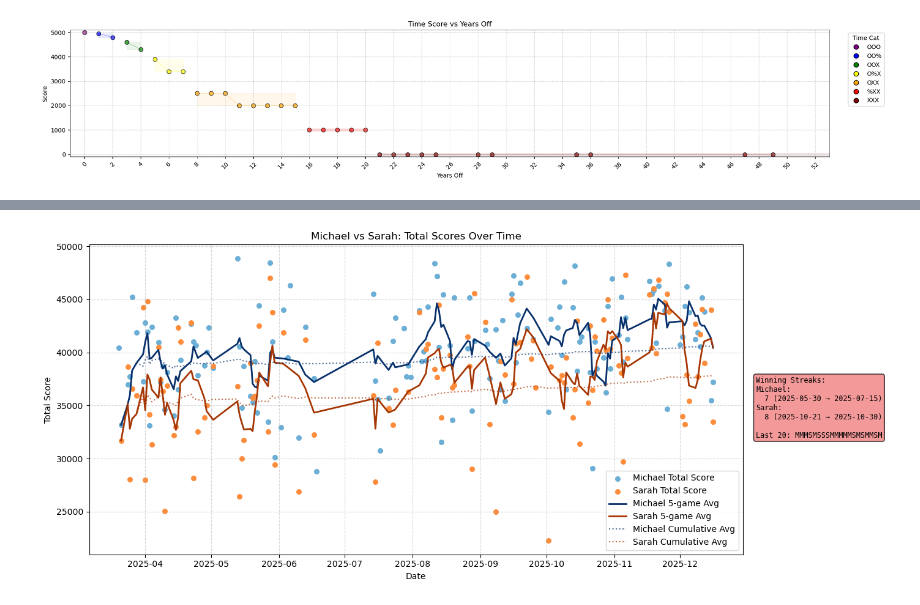
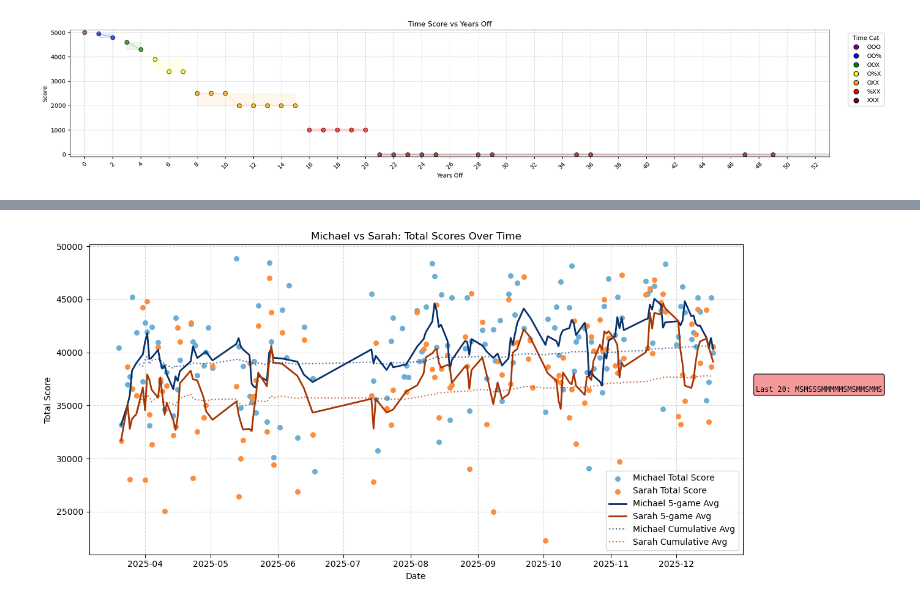
Before and after one commit to sjlarimer/TimeGuessr, a Jupyter notebook: Timeguessr_Aggregation.ipynb, the cells around one changed output, grey strips where cells are left out. Cells and saved outputs as stored; diff of their text form; code cells hidden in the pictures.

```diff
--- a/Timeguessr_Aggregation.ipynb
+++ b/Timeguessr_Aggregation.ipynb
@@ -1045,27 +919,6 @@ for diff in score_diff:
     else:
         wins_array.append('T')
 
-# Michael wins
-michael_massive_wins = (score_diff > 10000).sum()
-michael_big_wins = ((score_diff > 5000) & (score_diff <= 10000)).sum()
-michael_small_wins = ((score_diff > 2500) & (score_diff <= 5000)).sum()
-michael_close_wins = ((score_diff > 1000) & (score_diff <= 2500)).sum()
-michael_very_close_wins = ((score_diff > 0) & (score_diff <= 1000)).sum()
-
-# Sarah wins
-sarah_massive_wins = (score_diff < -10000).sum()
-sarah_big_wins = ((score_diff < -5000) & (score_diff >= -10000)).sum()
-sarah_small_wins = ((score_diff < -2500) & (score_diff >= -5000)).sum()
-sarah_close_wins = ((score_diff < -1000) & (score_diff >= -2500)).sum()
-sarah_very_close_wins = ((score_diff < 0) & (score_diff >= -1000)).sum()
-
-# Ties
-ties = (score_diff == 0).sum()
-
-# Total wins
-michael_wins = michael_massive_wins + michael_big_wins + michael_small_wins + michael_close_wins + michael_very_close_wins
-sarah_wins = sarah_massive_wins + sarah_big_wins + sarah_small_wins + sarah_close_wins + sarah_very_close_wins
-
 # --- Scatter plots of scores ---
 ax.scatter(df_daily["Date"], df_daily["Michael Total Score"], color='#6baed6', label="Michael Total Score", s=30)
 ax.scatter(df_daily["Date"], df_daily["Sarah Total Score"], color='#fd8d3c', label="Sarah Total Score", s=30)
@@ -1074,82 +927,32 @@ ax.scatter(df_daily["Date"], df_daily["Sarah Total Score"], color='#fd8d3c', lab
 ax.plot(mask["Date"], mask["Michael Rolling Avg"], color='#08306b', linewidth=2, linestyle='-', label="Michael 5-game Avg")
 ax.plot(mask["Date"], mask["Sarah Rolling Avg"], color='#a63603', linewidth=2, linestyle='-', label="Sarah 5-game Avg")
 
 # --- Faint dotted cumulative average lines ---
 ax.plot(mask["Date"], mask["Michael Cumulative Avg"], color='#08306b', linewidth=1.5, linestyle=':', alpha=0.7, label="Michael Cumulative Avg")
 ax.plot(mask["Date"], mask["Sarah Cumulative Avg"], color='#a63603', linewidth=1.5, linestyle=':', alpha=0.7, label="Sarah Cumulative Avg")
 
 # Formatting
 ax.set_title("Michael vs Sarah: Total Scores Over Time")
 ax.set_xlabel("Date")
 ax.set_ylabel("Total Score")
 ax.legend()
 ax.grid(True, linestyle='--', alpha=0.5)
 
 # --- Statistics ---
 michael_scores = df_daily["Michael Total Score"].dropna()
 sarah_scores = df_daily["Sarah Total Score"].dropna()
 
-# --- Winning streaks ---
-def find_all_streaks(arr, dates, player, min_length=1):
-    streaks = []
-    current_streak = 0
-    streak_start = None
-
-    for i, result in enumerate(arr):
-        if result == player:
-            if current_streak == 0:
-                streak_start = dates[i]
-            current_streak += 1
-        else:
-            if current_streak >= min_length:
-                streaks.append((current_streak, streak_start, dates[i-1]))
-            current_streak = 0
-
-    # Check if streak continued to the end
-    if current_streak >= min_length:
-        streaks.append((current_streak, streak_start, dates[-1]))
-
-    return streaks
-
-def fmt_range(start, end):
-    if start is None or end is None:
-        return "—"
-    if start == end:
-        return start.strftime('%Y-%m-%d')
-    return f"{start.strftime('%Y-%m-%d')} → {end.strftime('%Y-%m-%d')}"
-
-# --- Process streaks ---
-dates = [pd.Timestamp(d).to_pydatetime() for d in mask["Date"].values]
-
-# Michael (all longest streaks)
-michael_streaks = find_all_streaks(wins_array, dates, 'M', min_length=1)
-if michael_streaks:
-    max_length = max(s[0] for s in michael_streaks)
-    michael_top = [s for s in michael_streaks if s[0] == max_length]
-else:
-    michael_top = [(0, None, None)]
-
-# Sarah (all longest streaks)
-sarah_streaks = find_all_streaks(wins_array, dates, 'S', min_length=1)
-if sarah_streaks:
-    max_length = max(s[0] for s in sarah_streaks)
-    sarah_top = [s for s in sarah_streaks if s[0] == max_length]
-else:
-    sarah_top = [(0, None, None)]
-
 # --- Last 20 games ---
 last_twenty = ''.join(wins_array[-20:])
 
 # --- Build text ---
-streaks_text = "\n"
-
-streaks_text += f"\nLast 20: {last_twenty}"
+streaks_text = f"\nLast 20: {last_twenty}"
 
 props_streaks = dict(boxstyle='round', facecolor='lightcoral', alpha=0.8)
 ax.text(1.02, 0.575, streaks_text, transform=ax.transAxes, fontsize=8.5,
         verticalalignment='top', bbox=props_streaks, family='monospace')
 
 plt.tight_layout()
 plt.show()
 # %% [output]
-[figure, old version]
+[figure, new version]
```
Also changed, not shown: parts of 4 cells of this notebook, 1 other file.
